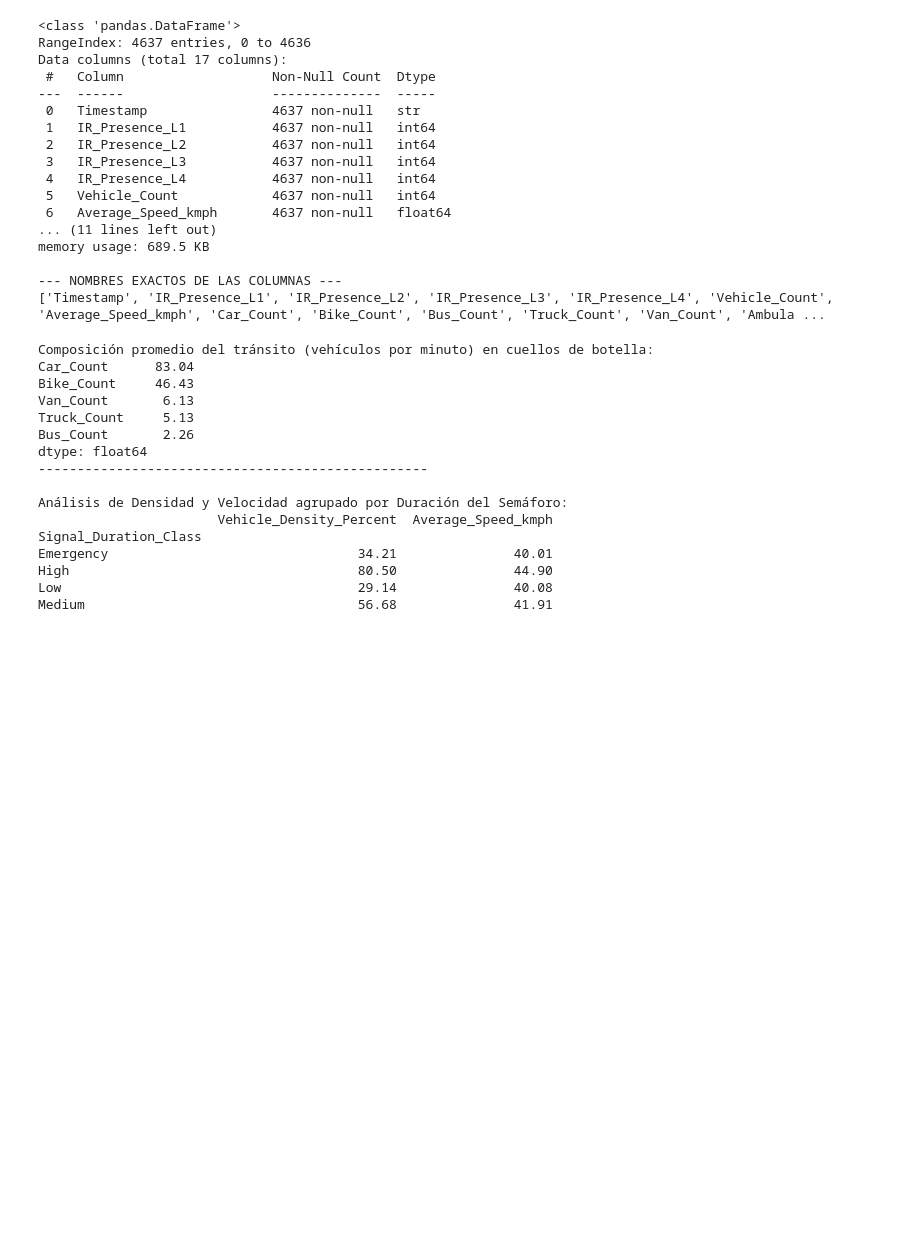
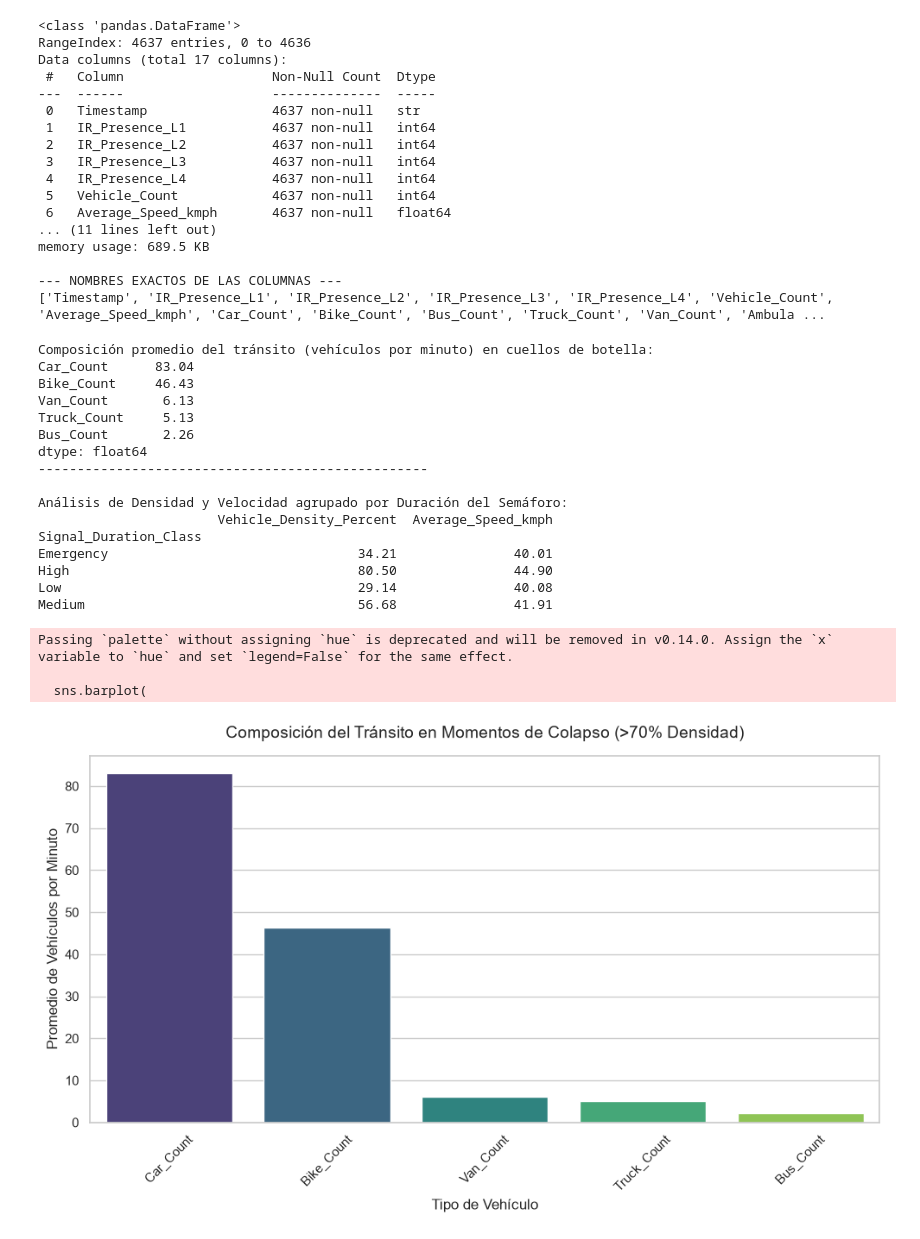
Before and after one commit to Glinarez24/Proyecto-Final, a Jupyter notebook: proyecto-final-Genesis-Equipo1.ipynb, the cells around one changed output. Saved outputs shown, nothing was run; the diff lists cells and outputs as text; code cells hidden in the pictures; blank space fills up the shorter version.

Commit message:
Agrega gráficos exploratorios y conclusiones para Checkpoint 2

```diff
--- a/proyecto-final-Genesis-Equipo1.ipynb
+++ b/proyecto-final-Genesis-Equipo1.ipynb
@@ -91,3 +91,37 @@ Emergency                                34.21               40.01
 High                                     80.50               44.90
 Low                                      29.14               40.08
 Medium                                   56.68               41.91
+# %%
+import pandas as pd
+import matplotlib.pyplot as plt
+import seaborn as sns
+
+# 1. Cargamos los datos nuevamente
+df = pd.read_csv('iot_traffic_signal_dataset.csv')
+
+# 2. Hacemos el cálculo (El filtro y la agrupación)
+momentos_criticos = df[df['Vehicle_Density_Percent'] > 70]
+columnas_vehiculos = ['Car_Count', 'Bike_Count', 'Bus_Count', 'Truck_Count', 'Van_Count']
+composicion_critica = momentos_criticos[columnas_vehiculos].mean().round(2).sort_values(ascending=False)
+
+# 3. Dibujamos el GRÁFICO DE COMPOSICIÓN VEHICULAR
+sns.set_theme(style="whitegrid")
+plt.figure(figsize=(10, 6))
+
+sns.barplot(
+    x=composicion_critica.index,
+    y=composicion_critica.values,
+    palette="viridis"
+)
+
+plt.title('Composición del Tránsito en Momentos de Colapso (>70% Densidad)', fontsize=14, pad=15)
+plt.xlabel('Tipo de Vehículo', fontsize=12)
+plt.ylabel('Promedio de Vehículos por Minuto', fontsize=12)
+plt.xticks(rotation=45)
+plt.tight_layout()
+plt.show()
+# %% [output]
+Passing `palette` without assigning `hue` is deprecated and will be removed in v0.14.0. Assign the `x` variable to `hue` and set `legend=False` for the same effect.
+
+  sns.barplot(
+[figure, added]
```
Also changed, not shown: parts of 1 cell of this notebook.
